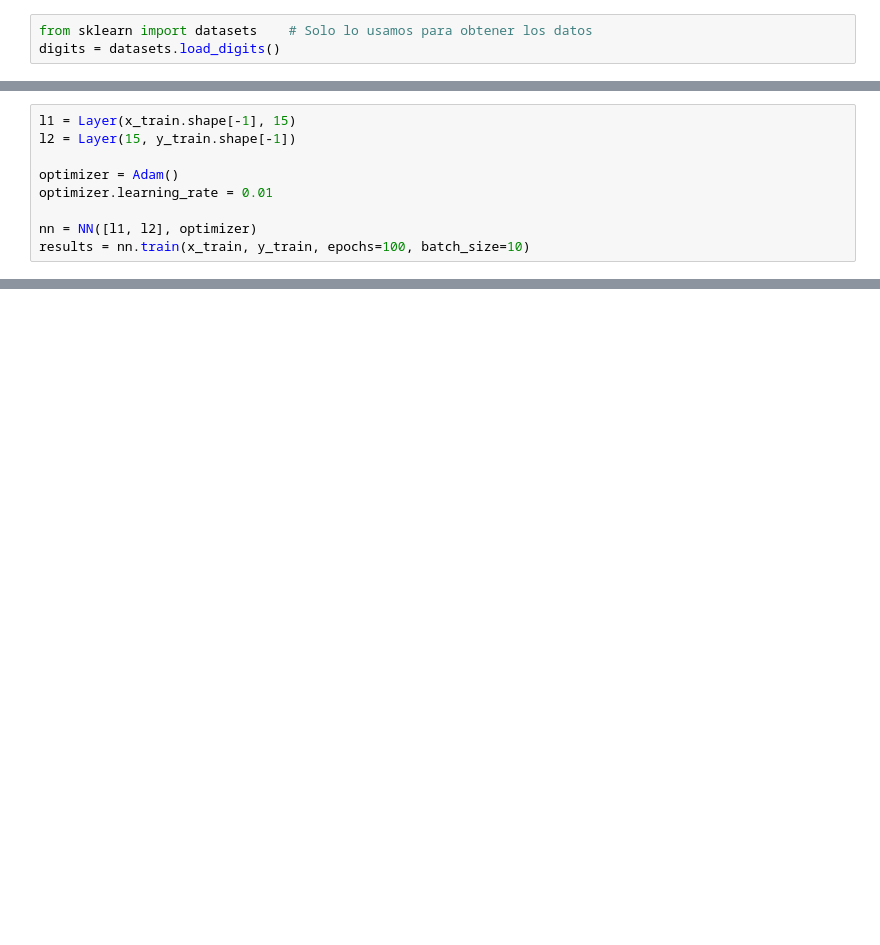
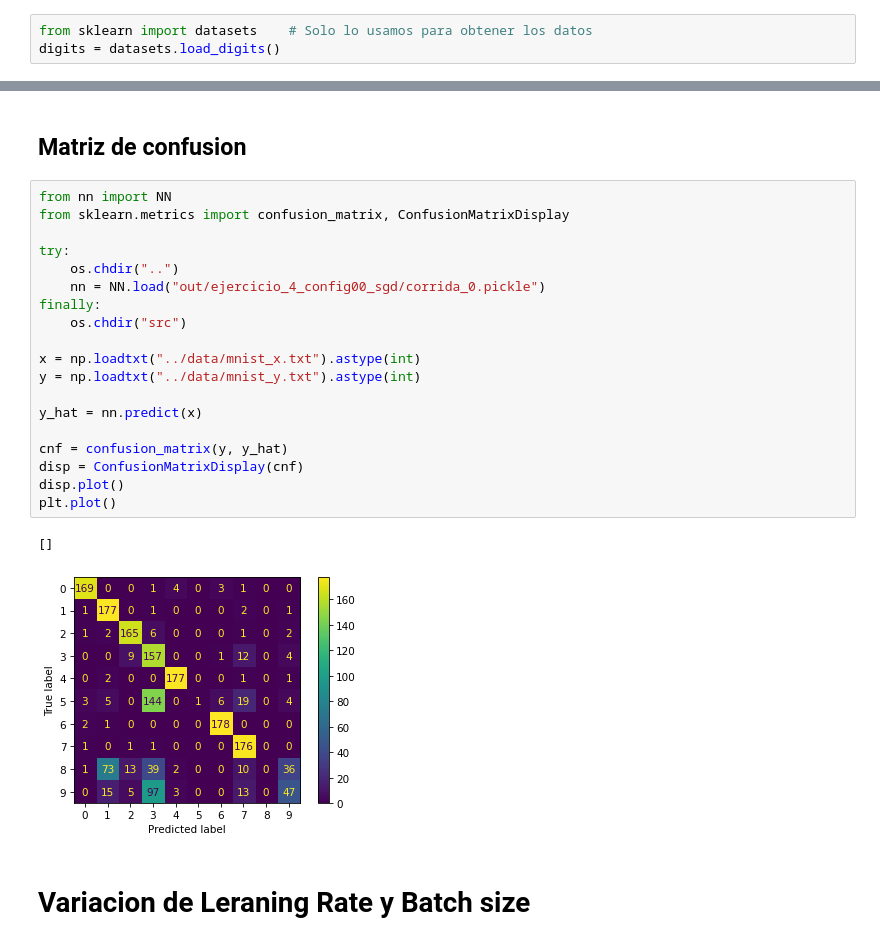
Before and after one commit to jbarberia/sia-tp3, a Jupyter notebook: src/Ejercicio4.ipynb, the cells around one changed output, grey strips where cells are left out. Drawn from its saved outputs; the diff is of its cells as text; blank space fills up the shorter version.

Commit message:
ejercicio 4

```diff
--- a/src/Ejercicio4.ipynb
+++ b/src/Ejercicio4.ipynb
@@ -59,9 +30,0 @@ Dato de salida:
-# %%
-l1 = Layer(x_train.shape[-1], 15)
-l2 = Layer(15, y_train.shape[-1])
-
-optimizer = Adam()
-optimizer.learning_rate = 0.01
-
-nn = NN([l1, l2], optimizer)
-results = nn.train(x_train, y_train, epochs=100, batch_size=10)
@@ -108,0 +104,26 @@ plt.show()
+# %% [markdown]
+## Matriz de confusion
+# %%
+from nn import NN
+from sklearn.metrics import confusion_matrix, ConfusionMatrixDisplay
+
+try:
+    os.chdir("..")
+    nn = NN.load("out/ejercicio_4_config00_sgd/corrida_0.pickle")
+finally:
+    os.chdir("src")
+
+x = np.loadtxt("../data/mnist_x.txt").astype(int)
+y = np.loadtxt("../data/mnist_y.txt").astype(int)
+
+y_hat = nn.predict(x)
+
+cnf = confusion_matrix(y, y_hat)
+disp = ConfusionMatrixDisplay(cnf)
+disp.plot()
+plt.plot()
+# %% [output]
+[]
+[figure, added]
+# %% [markdown]
+# Variacion de Leraning Rate y Batch size
```
Also changed, not shown: parts of 25 cells of this notebook, 12 other files.
